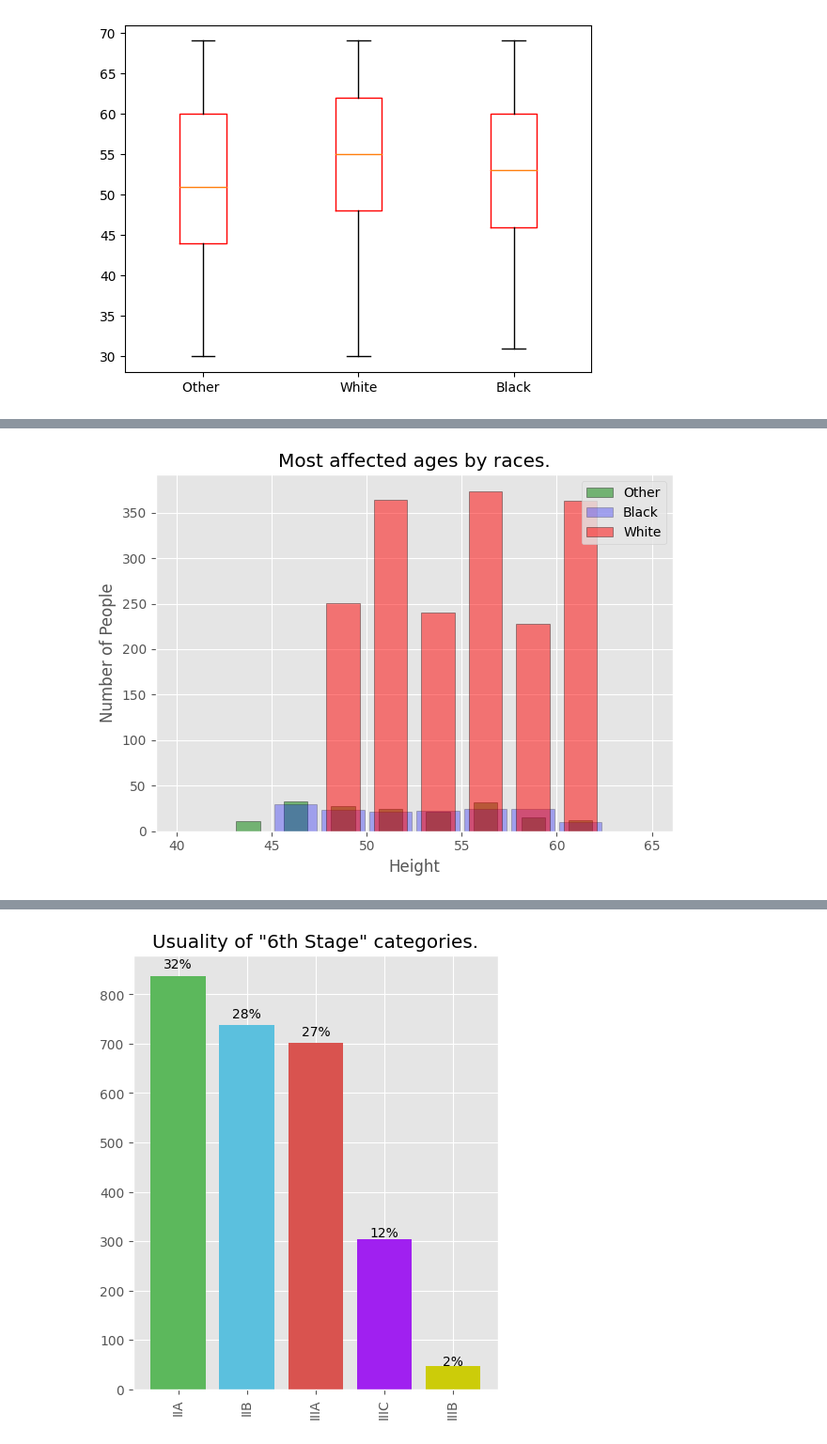
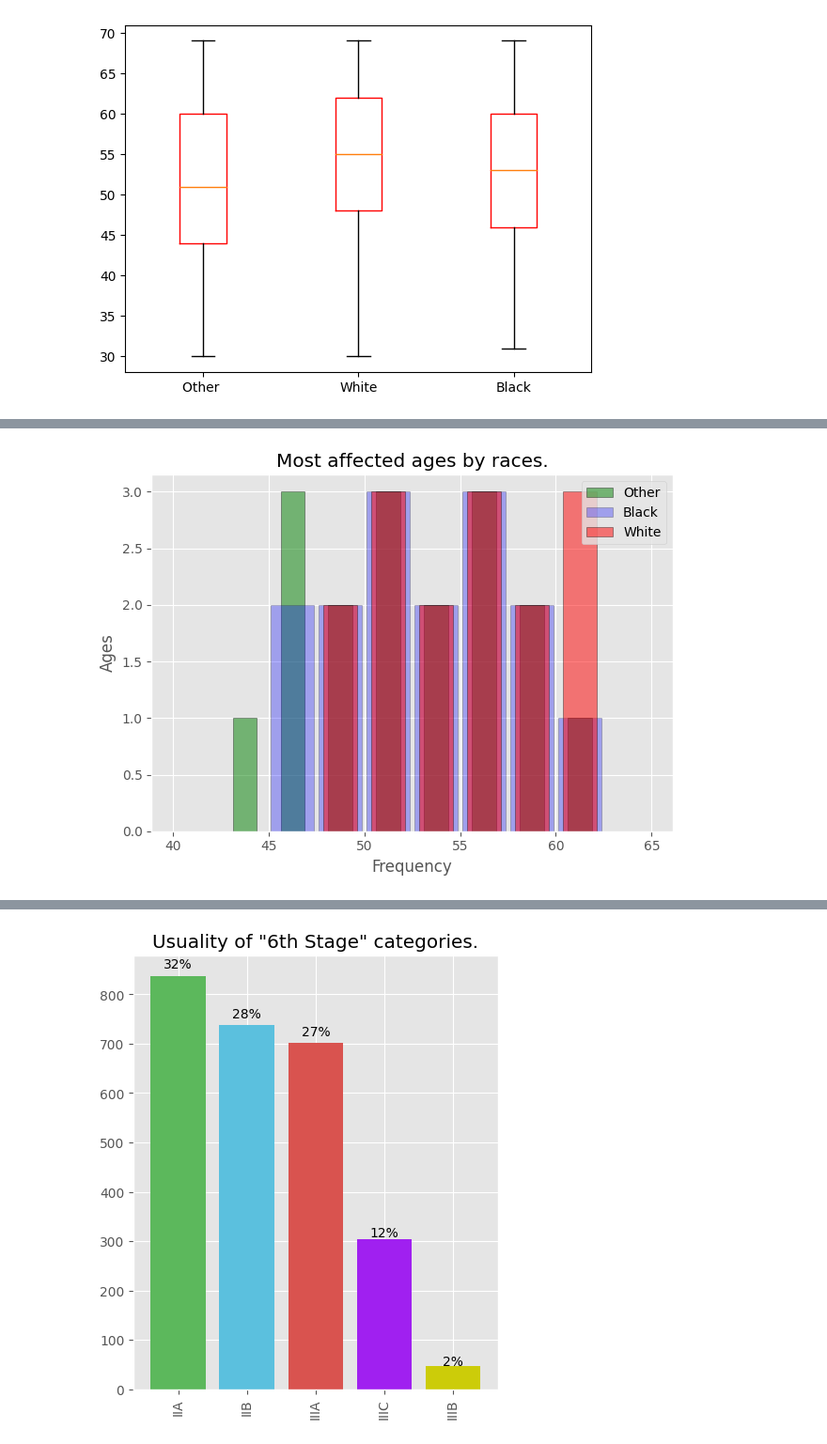
Before and after one commit to AniValle/Pandas_statistics_pt2, a Jupyter notebook: 1-Daniel_Majer.ipynb, the cells around one changed output, grey strips where cells are left out. Shown: that part at 94% size. Cells and saved outputs as stored; diff of their text form; code cells hidden in the pictures.

```diff
--- a/1-Daniel_Majer.ipynb
+++ b/1-Daniel_Majer.ipynb
@@ -28,7 +34,7 @@ def get_age_series_by_race(tidy_data: pd.DataFrame) -> tuple[list[str], list[pd.
 
     return races_ls, races_labels
 
-def get_age_interquartile(tidy_data: pd.DataFrame, labels: list[str], bp: list[dict[str, float]]) -> pd.DataFrame:
+def get_age_interquartile(df: pd.DataFrame, labels: list[str], bp: list[dict[str, float]]) -> pd.DataFrame:
     ''' Get interquartile values of each box in the plot
         and fetch them into a data frame as it can be plotted in a histogram.
     '''
@@ -42,8 +48,8 @@ def get_age_interquartile(tidy_data: pd.DataFrame, labels: list[str], bp: list[d
         lower_quartile: float = bp['boxes'][i].get_ydata()[1]
         upper_quartile: float = bp['boxes'][i].get_ydata()[2]
 
-        race_ages:          pd.DataFrame = tidy_data.loc[(tidy_data['race'] == labels[i])]
-        most_affected_ages: list[int]    = list(race_ages[race_ages['age'].between(lower_quartile, upper_quartile)]['age'])
+        race_ages:          pd.DataFrame = df.loc[(df['race'] == labels[i])]
+        most_affected_ages: list[int]    = list(set(race_ages[race_ages['age'].between(lower_quartile, upper_quartile)]['age']))
 
         tmp_dict[labels[i]] += most_affected_ages
 
@@ -52,6 +58,7 @@ def get_age_interquartile(tidy_data: pd.DataFrame, labels: list[str], bp: list[d
     for race, ages in tmp_dict.items():
         df_dict['race'] += [race.strip(' ') for _ in range(len(ages))]
         df_dict['age']  += ages
+
 
     return pd.DataFrame(df_dict)
 
@@ -68,5 +84,5 @@ boxplt_ages_by_races: dict[str, dict | list] = plt.boxplot(
 # %%
-# BAR PLOT
+# BAR PLOT INIT
 boxplt_interquartiles: pd.DataFrame = get_age_interquartile(tidy_data,
                                                             races_labels,
                                                             boxplt_ages_by_races
@@ -85,33 +101,33 @@ plt.hist(boxplt_interquartiles.loc[(boxplt_interquartiles['race'] == 'Other')]['
                                     label='Other',
                                     range=[40,65]
 )
 
 # BLACK
 plt.hist(boxplt_interquartiles.loc[(boxplt_interquartiles['race'] == 'Black')]['age'],
                                     rwidth = 0.9,
                                     alpha = 0.3,
                                     edgecolor='black',
                                     color='blue',
                                     bins=10,
                                     label='Black',
                                     range=[40,65]
 )
 
 # OTHER
 plt.hist(boxplt_interquartiles.loc[(boxplt_interquartiles['race'] == 'White')]['age'],
                                     rwidth = 0.7,
                                     alpha = 0.5,
                                     edgecolor='black',
                                     color='red',
                                     bins=10,
                                     label='White',
                                     range=[40,65]
 )
 
 plt.legend(loc='upper right')
-plt.xlabel('Height')
-plt.ylabel('Number of People')
+plt.xlabel('Frequency')
+plt.ylabel('Ages')
 plt.tight_layout()
 plt.show()
 # %% [output]
-[figure, old version]
+[figure, new version]
```
Also changed, not shown: parts of 15 cells of this notebook, 1 other file.
